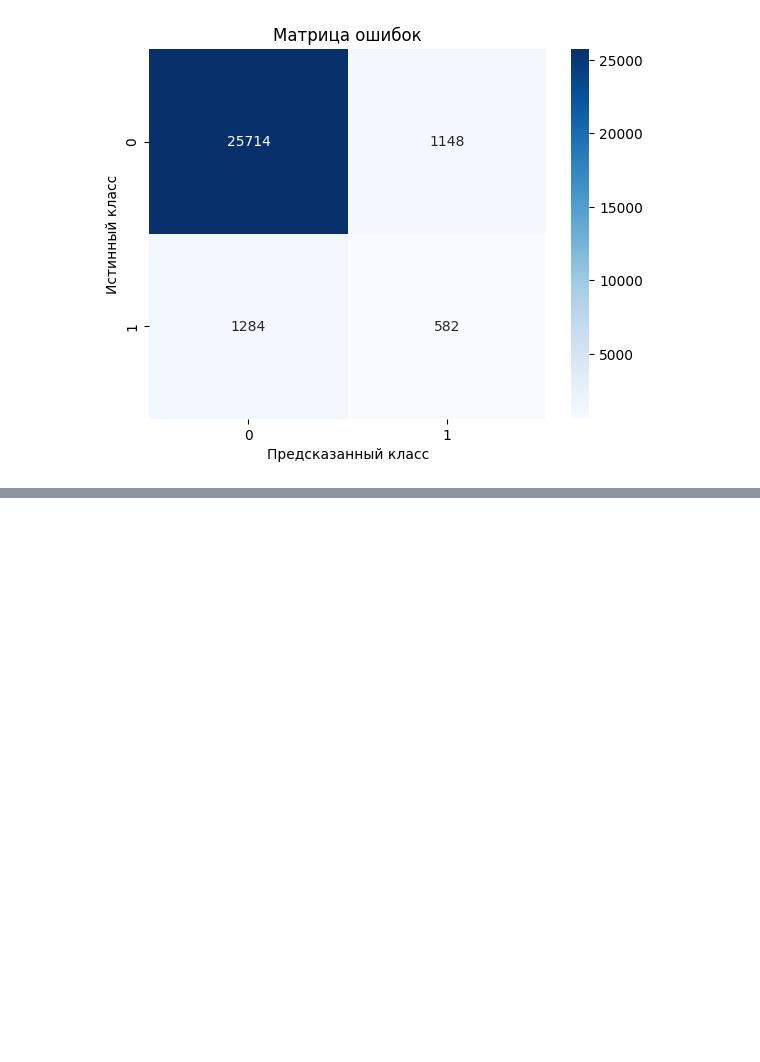
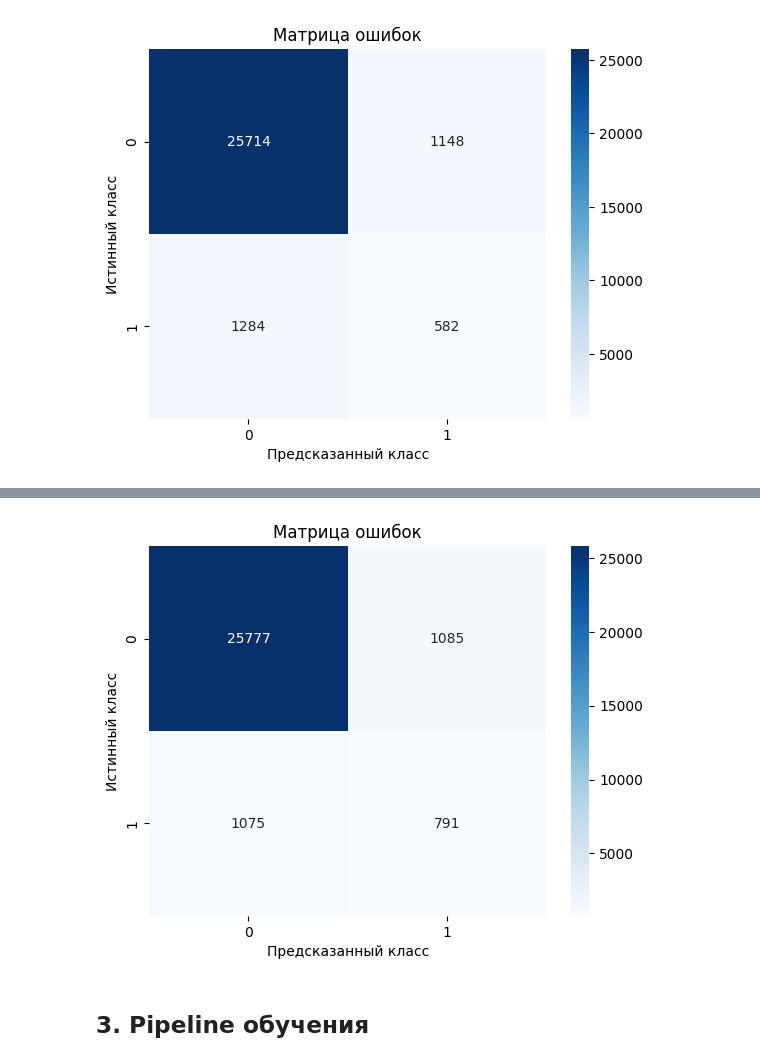
Before and after one commit to VladislavTokarev02/Credit_Scoring_diploma_hse26, a Jupyter notebook: CreditScoring.ipynb, the cells around one changed output, grey strips where cells are left out. Saved outputs shown, nothing was run; the diff lists cells and outputs as text; code cells hidden in the pictures; blank space fills up the shorter version.

```diff
--- a/CreditScoring.ipynb
+++ b/CreditScoring.ipynb
@@ -1997,0 +2101,11 @@ plt.show()
+# %%
+sns.heatmap(confusion_matrix(y_val, y_val_pred_best_binary), annot=True, fmt='d', cmap='Blues')
+
+plt.xlabel('Предсказанный класс')
+plt.ylabel('Истинный класс')
+plt.title('Матрица ошибок')
+plt.show()
+# %% [output]
+[figure, added]
+# %% [markdown]
+## 3. Pipeline обучения
```
Also changed, not shown: parts of 10 cells of this notebook.
